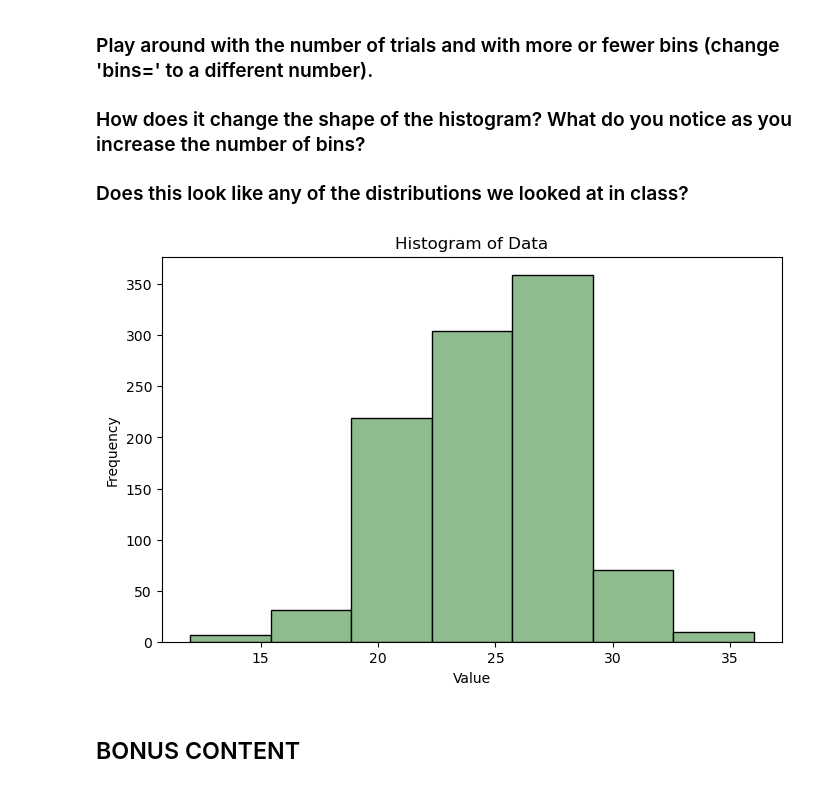
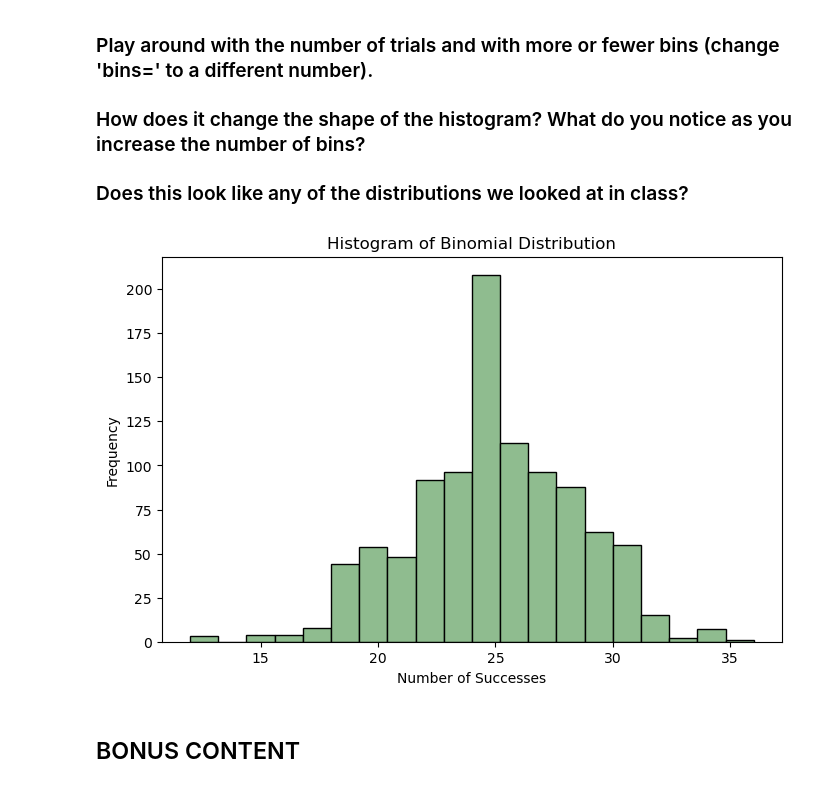
Before and after one commit to adipasquale117/CFR-2025, a Jupyter notebook: Stats/Notebooks/0-Stats_histograms.ipynb, the cells around one changed output. Saved outputs shown, nothing was run; the diff lists cells and outputs as text; code cells hidden in the pictures.

```diff
--- a/Stats/Notebooks/0-Stats_histograms.ipynb
+++ b/Stats/Notebooks/0-Stats_histograms.ipynb
@@ -192,13 +198,14 @@ data = np.random.binomial(n, p, size)
 # %%
 # Plot histogram
 plt.figure(figsize=(8,5))
-plt.hist(data, bins=7, color='darkseagreen', edgecolor='black')
-plt.title("Histogram of Data")
-plt.xlabel("Value")
+plt.hist(data, bins=20, color='darkseagreen', edgecolor='black')
+plt.title("Histogram of Binomial Distribution")
+plt.xlabel("Number of Successes")
 plt.ylabel("Frequency")
+
 plt.show()
 # %% [output]
-[figure, old version]
+[figure, new version]
 # %% [markdown]
 ## BONUS CONTENT
 # %% [markdown]
```
Also changed, not shown: parts of 3 cells of this notebook.
